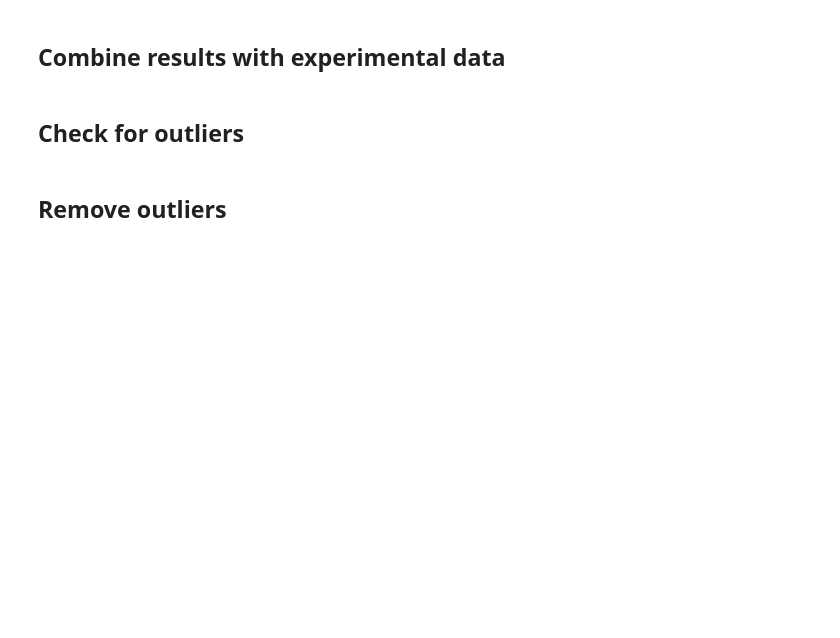
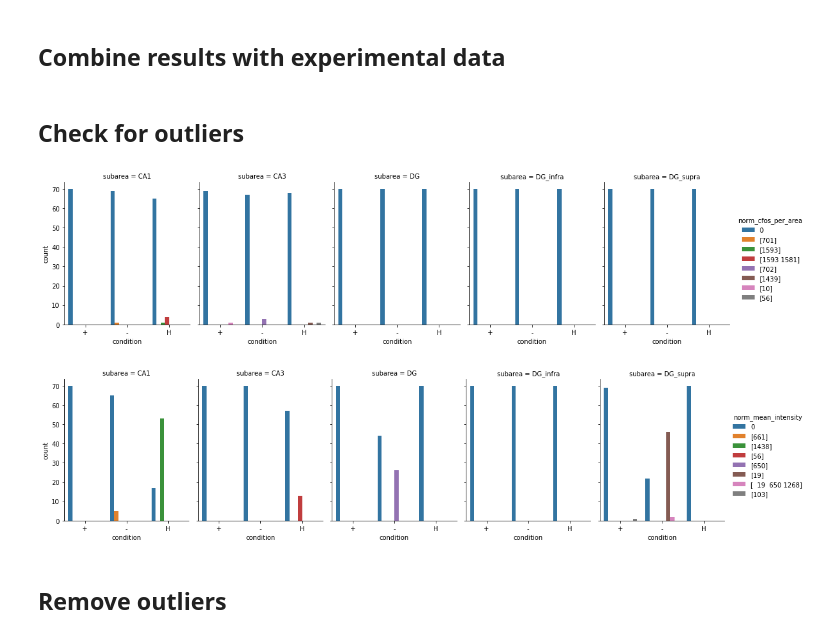
Before and after one commit to matjesg/bioimage_analysis, a Jupyter notebook: notebooks/fig_3_4_quantification.ipynb, the cells around one changed output. Cells and saved outputs as stored; diff of their text form; code cells hidden in the pictures; blank space fills up the shorter version.

```diff
--- a/notebooks/fig_3_4_quantification.ipynb
+++ b/notebooks/fig_3_4_quantification.ipynb
@@ -117,34 +116,37 @@ df['cfos_per_area'] = df['count']/df['Neun_Area']
 # %%
 df_out = df.copy()
 
 # Normalize data
 ctlr_norm = (df_out[df_out.Group == 0]
              .groupby(['subarea', 'ens', 'unet', 'model', 'init', 'experiment'])[['cfos_per_area', 'mean']]
              .agg(np.mean))
 df_out = (df_out.reset_index()
           .set_index(['subarea', 'ens', 'unet', 'model','init','experiment', 'ID'])
           .join(ctlr_norm, rsuffix='_ctrl'))
 df_out['norm_cfos_per_area'] = df_out['cfos_per_area']/df_out['cfos_per_area_ctrl']
 df_out['norm_mean_intensity'] = df_out['mean']/df_out['mean_ctrl']
 
 # Helper functions
 def get_outlier_names(x):
-    out_ind = grubbs.two_sided_test_indices(x, alpha=0.05)
+    out_ind = outliers.two_sided_test_indices(x, alpha=0.05)
     if len(out_ind)>0:
         return str(x.iloc[out_ind].index.get_level_values('ID').values)
     else:
         return '0'
 
 # Plot data
 df_plot = (df_out
            .groupby(['subarea','unet', 'init','condition'])[['norm_cfos_per_area', 'norm_mean_intensity']]
            .agg(get_outlier_names).reset_index())
 
 g = sns.catplot(x='condition', hue='norm_cfos_per_area', col='subarea',
             data=df_plot, kind="count",dodge=True, height=4, aspect=0.75)
 
 g = sns.catplot(x='condition', hue='norm_mean_intensity', col='subarea',
             data=df_plot, kind="count",dodge=True, height=4, aspect=0.75)
+# %% [output]
+[figure, added]
+[figure, added]
 # %% [markdown]
 ## Remove outliers
 # %%
```
Also changed, not shown: parts of 1 cell of this notebook, 4 other files.
